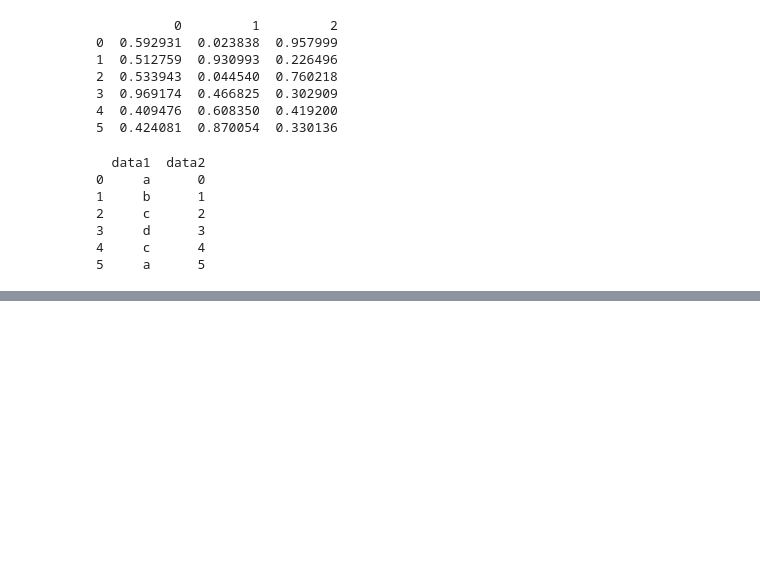
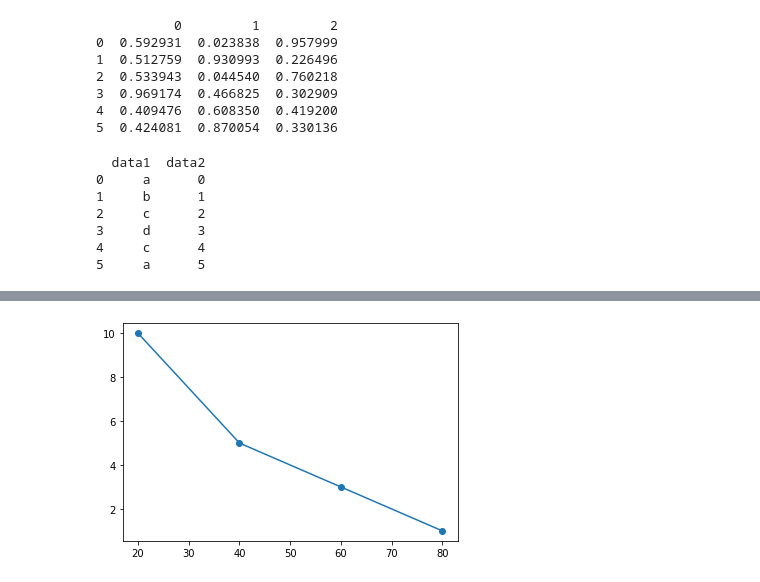
Before and after one commit to sasakurai/hajimetenoAI, a Jupyter notebook: Aiacademy_sample.ipynb, the cells around one changed output, grey strips where cells are left out. Cells and saved outputs as stored; diff of their text form; code cells hidden in the pictures; blank space fills up the shorter version.

```diff
--- a/Aiacademy_sample.ipynb
+++ b/Aiacademy_sample.ipynb
@@ -560,0 +589,9 @@ print(df1)
+# %%
+import matplotlib.pyplot as plt
+data = [20, 40, 60, 80 ]
+y_data = [10, 5, 3, 1]
+plt.plot(data, y_data, marker="o")
+plt.savefig("graph.png")
+plt.show()
+# %% [output]
+[figure, added]
```
Also changed, not shown: parts of 7 cells of this notebook.
